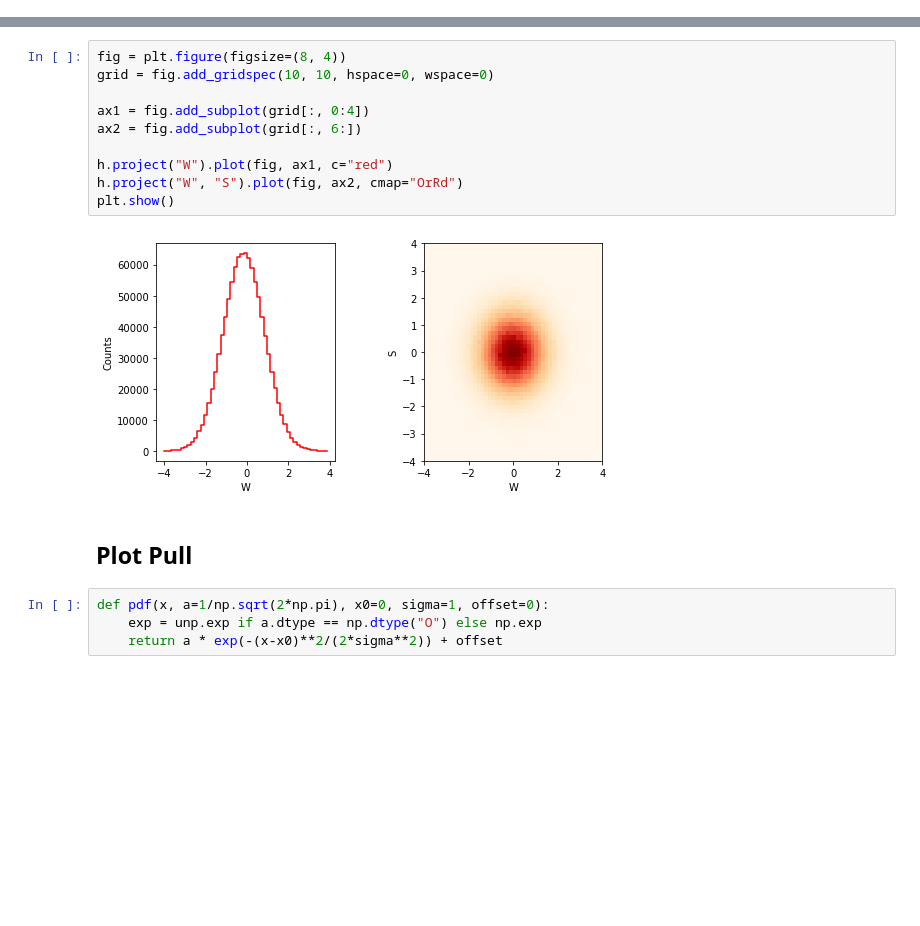
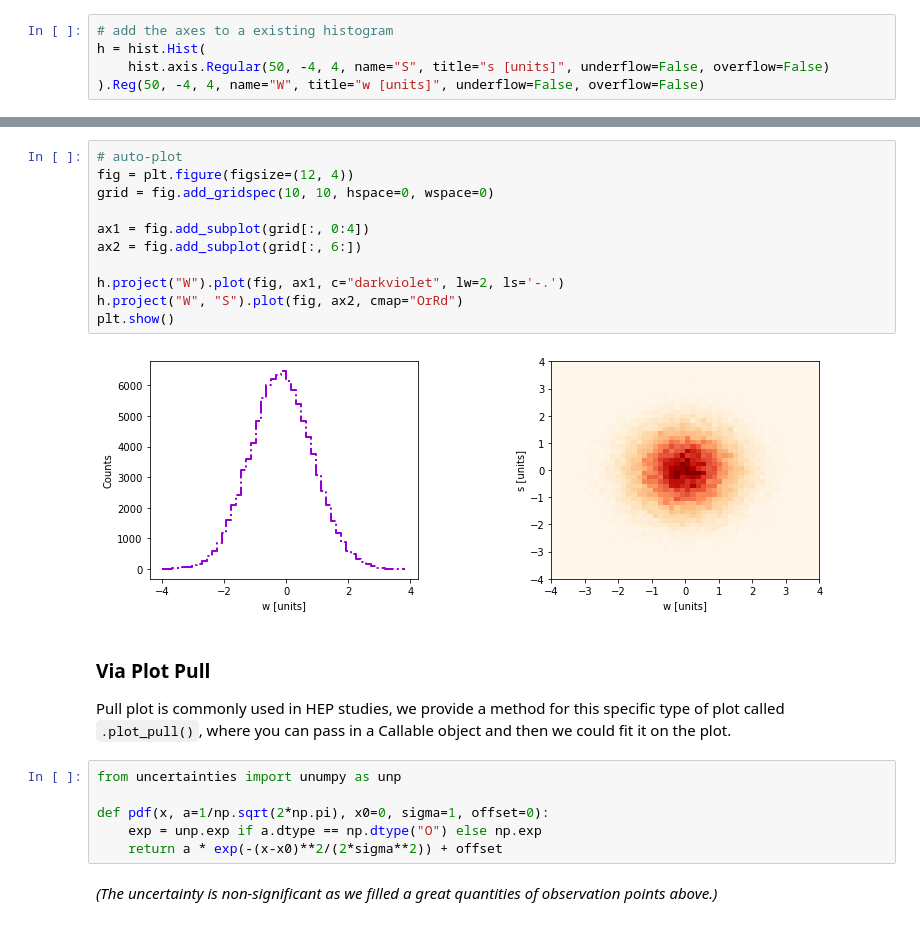
Before and after one commit to scikit-hep/hist, a Jupyter notebook: notebooks/Hist.ipynb, the cells around one changed output, grey strips where cells are left out. Saved outputs shown, nothing was run; the diff lists cells and outputs as text; blank space fills up the shorter version.

```diff
--- a/notebooks/Hist.ipynb
+++ b/notebooks/Hist.ipynb
@@ -0,0 +32,5 @@
+# %%
+# add the axes to a existing histogram
+h = hist.Hist(
+    hist.axis.Regular(50, -4, 4, name="S", title="s [units]", underflow=False, overflow=False)
+).Reg(50, -4, 4, name="W", title="w [units]", underflow=False, overflow=False)
@@ -81,19 +127,26 @@ plt.show()
 # %%
-fig = plt.figure(figsize=(8, 4))
+# auto-plot
+fig = plt.figure(figsize=(12, 4))
 grid = fig.add_gridspec(10, 10, hspace=0, wspace=0)
 
 ax1 = fig.add_subplot(grid[:, 0:4])
 ax2 = fig.add_subplot(grid[:, 6:])
 
-h.project("W").plot(fig, ax1, c="red")
+h.project("W").plot(fig, ax1, c="darkviolet", lw=2, ls='-.')
 h.project("W", "S").plot(fig, ax2, cmap="OrRd")
 plt.show()
 # %% [output]
-[figure, old version]
+[figure, new version]
-# %% [markdown]
-## Plot Pull
+# %% [markdown]
+### Via Plot Pull
+
+Pull plot is commonly used in HEP studies, we provide a method for this specific type of plot called `.plot_pull()`, where you can pass in a Callable object and then we could fit it on the plot.
 # %%
+from uncertainties import unumpy as unp
+
 def pdf(x, a=1/np.sqrt(2*np.pi), x0=0, sigma=1, offset=0):
     exp = unp.exp if a.dtype == np.dtype("O") else np.exp
     return a * exp(-(x-x0)**2/(2*sigma**2)) + offset
+# %% [markdown]
+*(The uncertainty is non-significant as we filled a great quantities of observation points above.)*
 # %%
```
Also changed, not shown: parts of 31 cells of this notebook.
